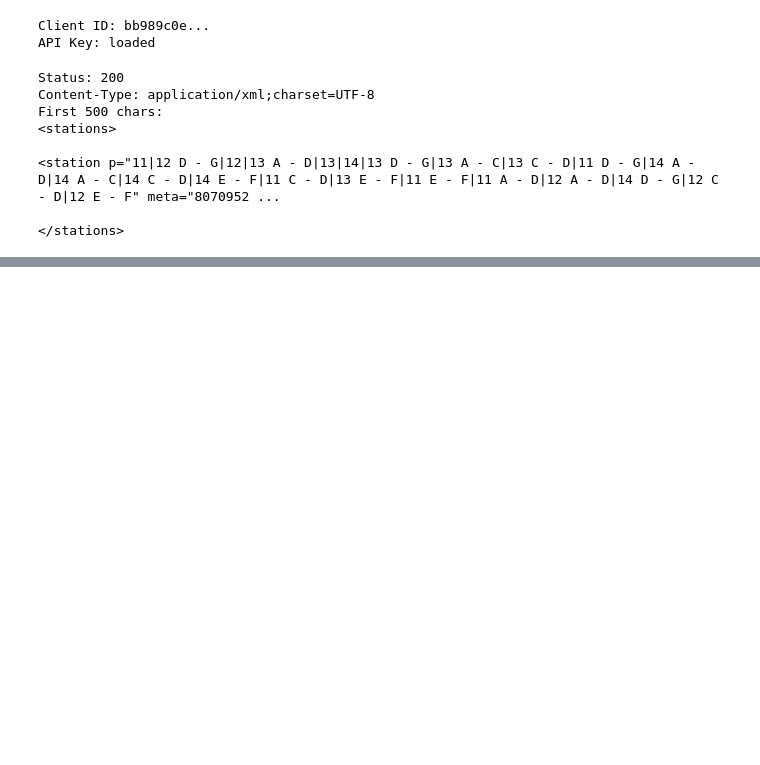
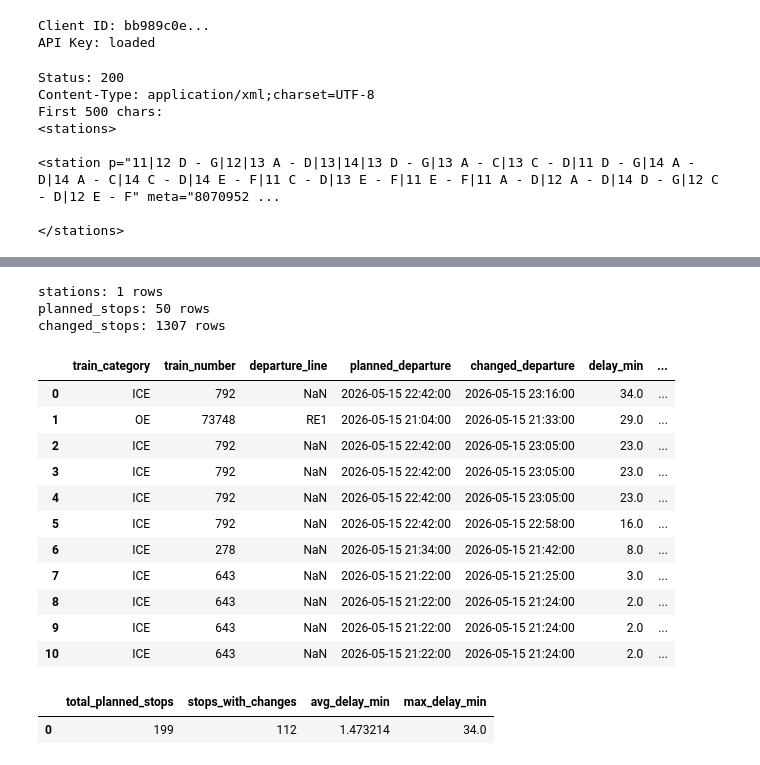
Before and after one commit to AdibNihal10/DB-Delays-DA-Project, a Jupyter notebook: notebooks/01_explore_api.ipynb, the cells around one changed output, grey strips where cells are left out. Cells and saved outputs as stored; diff of their text form; code cells hidden in the pictures; blank space fills up the shorter version.

```diff
--- a/notebooks/01_explore_api.ipynb
+++ b/notebooks/01_explore_api.ipynb
@@ -320,0 +322,17 @@ delayed.head(20)
+# %%
+import os
+from sqlalchemy import create_engine, text
+
+PG_USER = os.getenv("DB_PG_USER")
+PG_PASSWORD = os.getenv("DB_PG_PASSWORD")
+PG_HOST = os.getenv("DB_PG_HOST")
+PG_PORT = os.getenv("DB_PG_PORT")
+PG_DB = os.getenv("DB_PG_DATABASE")
+
+engine = create_engine(
+    f"postgresql+psycopg://{PG_USER}:{PG_PASSWORD}@{PG_HOST}:{PG_PORT}/{PG_DB}"
+)
+
+with engine.connect() as conn:
+    result = conn.execute(text("SELECT version();"))
+    print(result.scalar())
@@ -320,0 +431,59 @@ delayed.head(20)
+# %%
+with engine.connect() as conn:
+    stations_count = conn.execute(text("SELECT COUNT(*) FROM stations")).scalar()
+    plan_count = conn.execute(text("SELECT COUNT(*) FROM planned_stops")).scalar()
+    chg_count = conn.execute(text("SELECT COUNT(*) FROM changed_stops")).scalar()
+
+print(f"stations: {stations_count} rows")
+print(f"planned_stops: {plan_count} rows")
+print(f"changed_stops: {chg_count} rows")
+# %% [output]
+stations: 1 rows
+planned_stops: 50 rows
+changed_stops: 1307 rows
+# %%
+query = """
+SELECT
+    p.train_category,
+    p.train_number,
+    p.departure_line,
+    p.planned_departure,
+    c.changed_departure,
+    EXTRACT(EPOCH FROM (c.changed_departure - p.planned_departure)) / 60 AS delay_min,
+    c.delay_codes
+FROM planned_stops p
+LEFT JOIN changed_stops c ON p.stop_id = c.stop_id AND p.station_eva = c.station_eva
+WHERE c.changed_departure IS NOT NULL
+  AND c.changed_departure != p.planned_departure
+ORDER BY delay_min DESC NULLS LAST
+LIMIT 20;
+"""
+
+result = pd.read_sql(query, engine)
+result
+# %% [output]
+|  | train_category | train_number | departure_line | planned_departure | changed_departure | delay_min | ... |
+| 0 | ICE | 792 | NaN | 2026-05-15 22:42:00 | 2026-05-15 23:16:00 | 34.0 | ... |
+| 1 | OE | 73748 | RE1 | 2026-05-15 21:04:00 | 2026-05-15 21:33:00 | 29.0 | ... |
+| 2 | ICE | 792 | NaN | 2026-05-15 22:42:00 | 2026-05-15 23:05:00 | 23.0 | ... |
+| 3 | ICE | 792 | NaN | 2026-05-15 22:42:00 | 2026-05-15 23:05:00 | 23.0 | ... |
+| 4 | ICE | 792 | NaN | 2026-05-15 22:42:00 | 2026-05-15 23:05:00 | 23.0 | ... |
+| 5 | ICE | 792 | NaN | 2026-05-15 22:42:00 | 2026-05-15 22:58:00 | 16.0 | ... |
+| 6 | ICE | 278 | NaN | 2026-05-15 21:34:00 | 2026-05-15 21:42:00 | 8.0 | ... |
+| 7 | ICE | 643 | NaN | 2026-05-15 21:22:00 | 2026-05-15 21:25:00 | 3.0 | ... |
+| 8 | ICE | 643 | NaN | 2026-05-15 21:22:00 | 2026-05-15 21:24:00 | 2.0 | ... |
+| 9 | ICE | 643 | NaN | 2026-05-15 21:22:00 | 2026-05-15 21:24:00 | 2.0 | ... |
+| 10 | ICE | 643 | NaN | 2026-05-15 21:22:00 | 2026-05-15 21:24:00 | 2.0 | ... |
+# %%
+pd.read_sql("""
+SELECT
+    COUNT(*) AS total_planned_stops,
+    COUNT(c.changed_departure) AS stops_with_changes,
+    AVG(EXTRACT(EPOCH FROM (c.changed_departure - p.planned_departure)) / 60) AS avg_delay_min,
+    MAX(EXTRACT(EPOCH FROM (c.changed_departure - p.planned_departure)) / 60) AS max_delay_min
+FROM planned_stops p
+LEFT JOIN changed_stops c ON p.stop_id = c.stop_id;
+""", engine)
+# %% [output]
+|  | total_planned_stops | stops_with_changes | avg_delay_min | max_delay_min |
+| 0 | 199 | 112 | 1.473214 | 34.0 |
```
Also changed, not shown: parts of 13 cells of this notebook, 1 other file.
